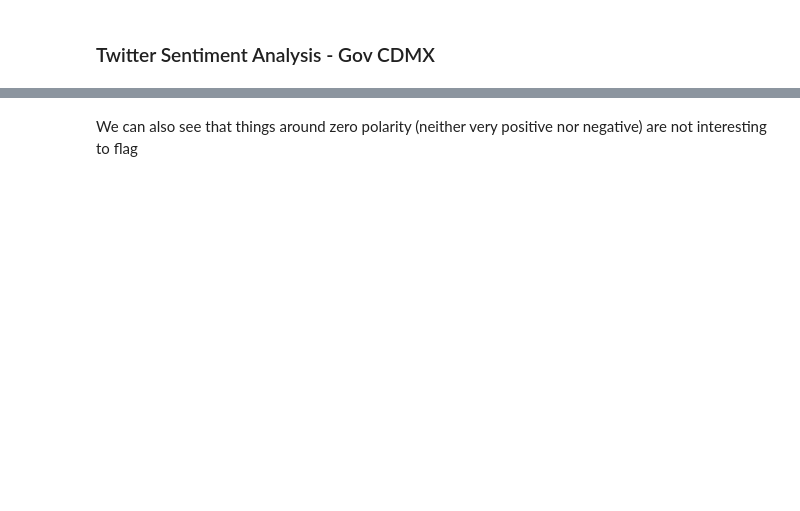
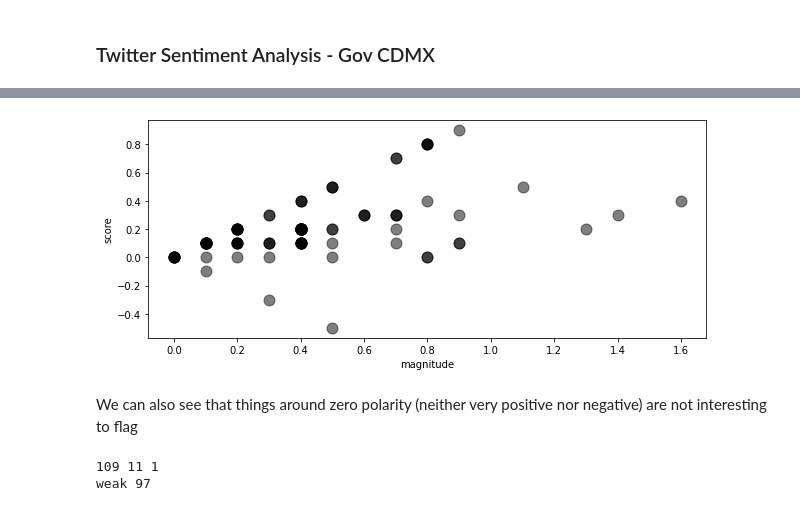
Before and after one commit to eschizoid/gov-cdmx-twitter-sentiment, a Jupyter notebook: visualization/nlptweets.ipynb, the cells around one changed output, grey strips where cells are left out. Drawn from its saved outputs; the diff is of its cells as text; code cells hidden in the pictures; blank space fills up the shorter version.

```diff
--- a/visualization/nlptweets.ipynb
+++ b/visualization/nlptweets.ipynb
@@ -31,6 +57,5 @@ print(len(df['tweet_text']))
 # %%
-rts=df[df['tweet_text'].str.match('"RT')]
-print("Retweets ", len(rts['tweet_text']))
-google=df[df['tweet_text'].str.contains('#CDMX')]
-print("Google ", len(google['tweet_text']))
-#another
+rts=df[df['user_text'].str.match('"RT')]
+print("Retweets ", len(rts['user_text']))
+cdmx=df[df['user_text'].str.contains('#CDMX')]
+print("CDMX", len(cdmx['user_text']))
@@ -91,11 +146,13 @@ High magnitude tweets are more impactful than low magnitude tweets, a weak state
 # %%
 fig, ax = plt.subplots()
 ax.figure.set_size_inches(10,4)
 ax.grid(False)
 #ax.scatter(google.magnitude[google['magnitude'] >=0.5], google.polarity[google['magnitude'] >=0.5], s=120, c='black', alpha=0.5)
-ax.scatter(google.magnitude, google.polarity, s=120, c='black', alpha=0.5)
-ax.set(xlabel='magnitude', ylabel='polarity')
+ax.scatter(cdmx.magnitude, cdmx.score, s=120, c='black', alpha=0.5)
+ax.set(xlabel='magnitude', ylabel='score')
 plt.show()
+# %% [output]
+[figure, added]
 # %% [markdown]
 We can also see that things around zero polarity (neither very positive nor negative) are not interesting to flag
 # %%
@@ -104,6 +161,9 @@ We can also see that things around zero polarity (neither very positive nor nega
 # %%
-print(len(google['magnitude']), len(love['magnitude']), len(hate['magnitude']))
-print("weak", len(google['magnitude']) - (len(love['magnitude'])+len(hate['magnitude'])))
+print(len(cdmx['magnitude']), len(love['magnitude']), len(hate['magnitude']))
+print("weak", len(cdmx['magnitude']) - (len(love['magnitude'])+len(hate['magnitude'])))
+# %% [output]
+109 11 1
+weak 97
 # %%
 labels = ['loves', 'hates', 'weak']
 sizes = [30, 115, 437]
```
Also changed, not shown: parts of 24 cells of this notebook, 3 other files.
